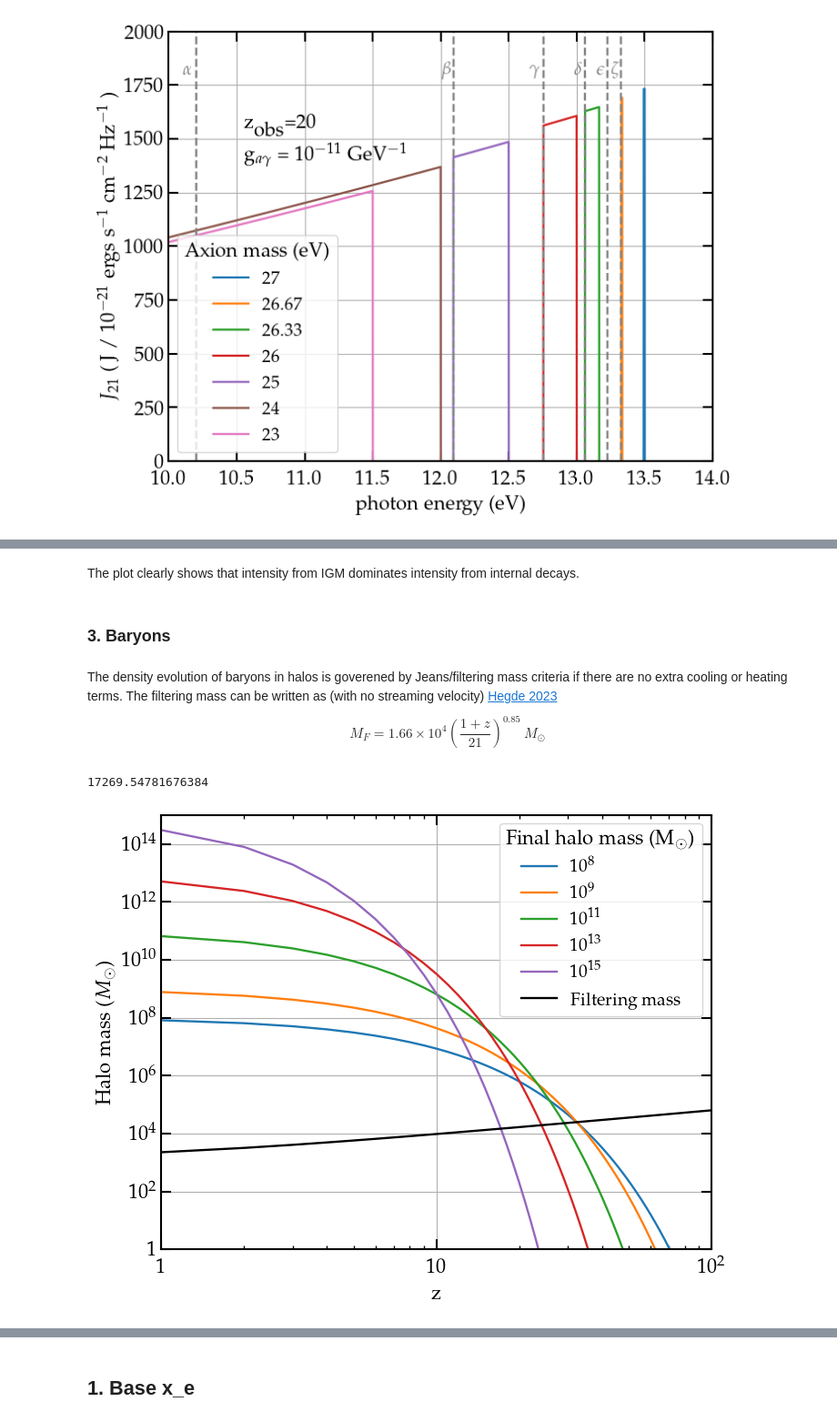
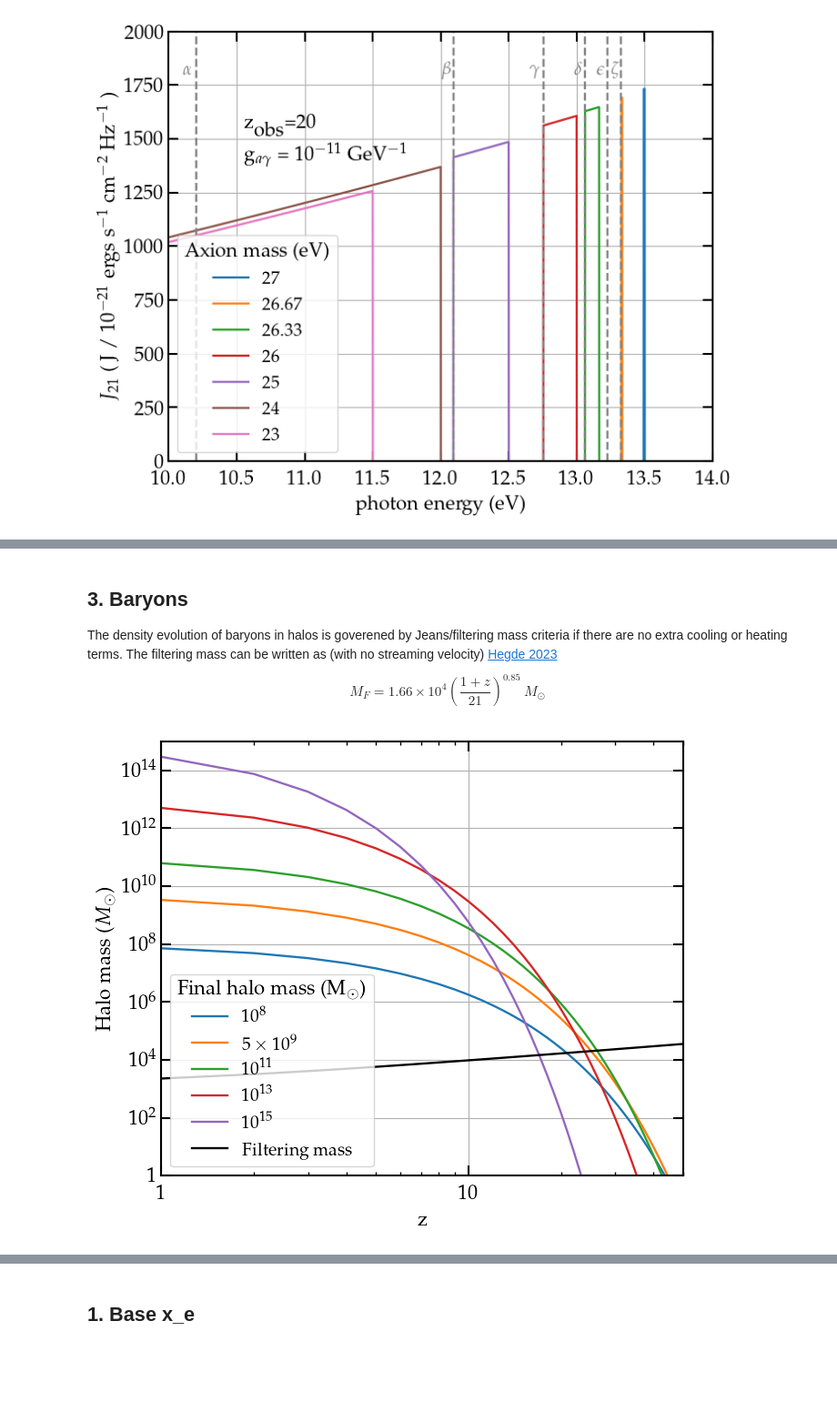
Before and after one commit to yash-aggarwal-17/AxionDCBH, a Jupyter notebook: AxionDCBH.ipynb, the cells around one changed output, grey strips where cells are left out. Shown at 91% size. Drawn from its saved outputs; the diff is of its cells as text; code cells hidden in the pictures; blank space fills up the shorter version.

```diff
--- a/AxionDCBH.ipynb
+++ b/AxionDCBH.ipynb
@@ -469,0 +339,3 @@ def ffac(m0):
+# %%
+# Save cosmic variance in an interpolating function
+cosmic_variance = interp1d(hm.m/phys.h, hm.sigma, kind='linear')
@@ -469,0 +352,15 @@ def ffac(m0):
+# %%
+# Calculate Derivative of growth factor using HaloMod
+eps = 1e-4
+
+hm.update(z=eps)
+d1 = hm.growth_factor
+hm.update(z=0)
+d2 = hm.growth_factor
+
+d_growth_0 = (d1 - d2)/eps
+
+print(f'dD/dz (z=0) from HaloMod:{d_growth_0:.3e}')
+
+# update hm parameter to z=0 again for safety
+hm.update(z=0)
@@ -555,8 +604,6 @@ plt.show()
-# %% [markdown]
-The plot clearly shows that intensity from IGM dominates intensity from internal decays.
-# %% [markdown]
-### 3. Baryons
 # %% [markdown]
+## 3. Baryons
+
 The density evolution of baryons in halos is goverened by Jeans/filtering mass criteria if there are no extra cooling or heating terms. The filtering mass can be written as (with no streaming velocity) [Hegde 2023](https://inspirehep.net/literature/2650114)
 $$
  M_F = 1.66 \times 10^4 \left(\frac{1 + z}{21} \right)^{0.85} \ M_\odot
@@ -564,34 +611,30 @@ $$
 # %%
 def filter_mass(z):
     return 1.66e+4 * ((1+z)/21)**(0.85)
-# %%
-filter_mass(21)
-# %% [output]
-17269.54781676384
 # %%
 # Plot histories for a few final halo masses: 1e+9, 1e+11.5, 1e+14
 z_list=np.arange(0,101)
 
-plt.figure(figsize=(7.8, 6.2))
+plt.figure(figsize=(7.4, 6.2))
 
 plt.plot(z_list, MAH(1e+8,z_list), label=r'$10^{8}$')
-plt.plot(z_list, MAH(1e+9,z_list), label=r'$10^{9}$')
+plt.plot(z_list, MAH(5e+9,z_list), label=r'$5\times10^{9}$')
 plt.plot(z_list, MAH(1e+11,z_list), label=r'$10^{11}$')
 plt.plot(z_list, MAH(1e+13,z_list), label=r'$10^{13}$')
 plt.plot(z_list, MAH(1e+15,z_list), label=r'$10^{15}$')
 plt.plot(z_list, filter_mass(z_list), label='Filtering mass', color='black')
 
 plt.yscale('log')
 plt.xscale('log')
 plt.xlabel('z')
 plt.ylabel(r'Halo mass ($M_\odot$)')
-plt.xlim(1,100)
+plt.xlim(1,50)
 plt.ylim(1,1e+15)
 plt.grid()
 plt.legend(title = r'Final halo mass (M$_\odot$)')
 
 plt.savefig('./plots/MAH.pdf', format='pdf', dpi=300, bbox_inches='tight')
 
 plt.show()
 # %% [output]
-[figure, old version]
+[figure, new version]
```
Also changed, not shown: parts of 425 cells of this notebook, 6 other files.
